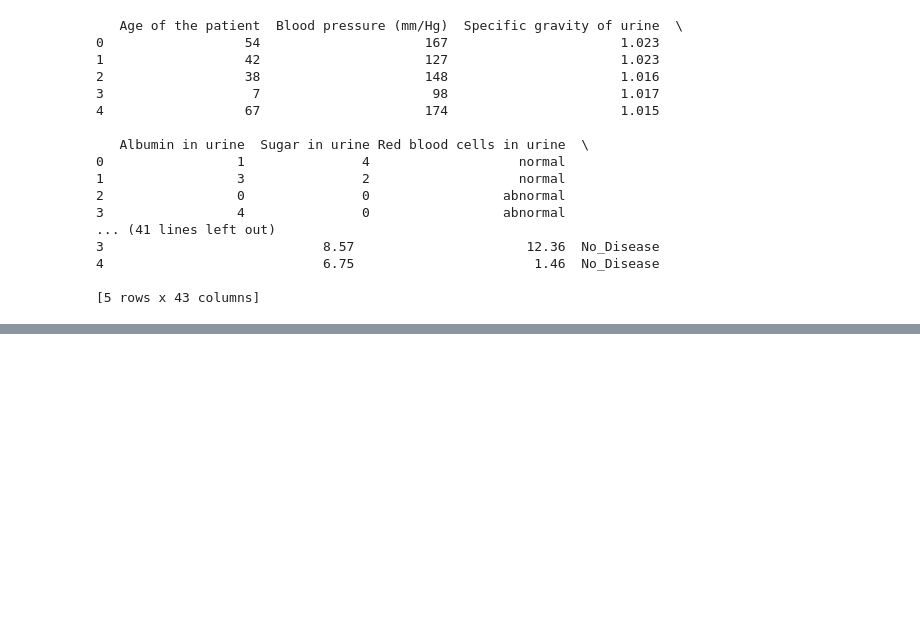
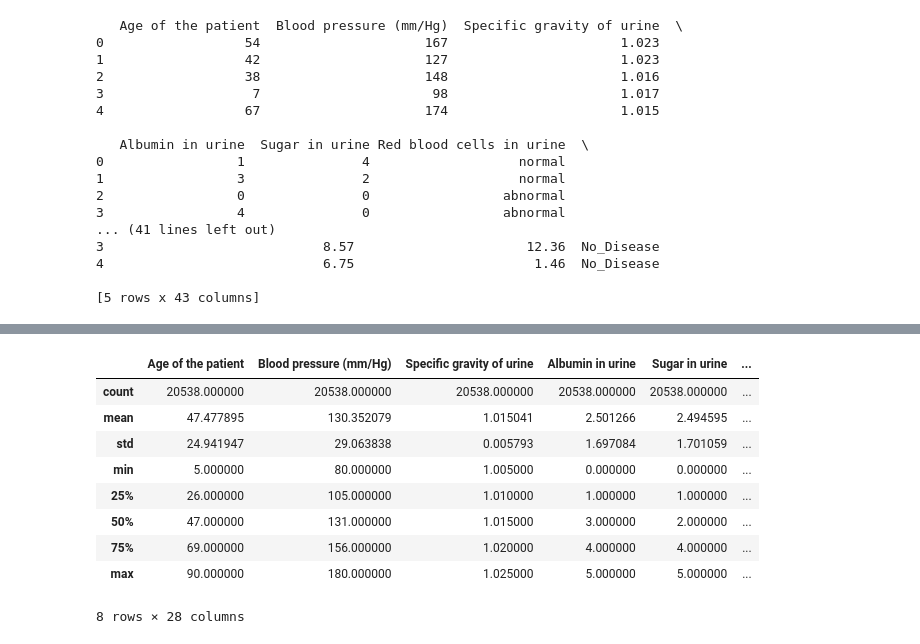
Before and after one commit to raniahadhri/chronic-kidney-disease, a Jupyter notebook: Notebooks/Notebooks.ipynb, the cells around one changed output, grey strips where cells are left out. Cells and saved outputs as stored; diff of their text form; code cells hidden in the pictures; blank space fills up the shorter version.

```diff
--- a/Notebooks/Notebooks.ipynb
+++ b/Notebooks/Notebooks.ipynb
@@ -41,0 +106,13 @@ print(df.head())
+# %%
+df.describe()
+# %% [output]
+|  | Age of the patient | Blood pressure (mm/Hg) | Specific gravity of urine | Albumin in urine | Sugar in urine | ... |
+| count | 20538.000000 | 20538.000000 | 20538.000000 | 20538.000000 | 20538.000000 | ... |
+| mean | 47.477895 | 130.352079 | 1.015041 | 2.501266 | 2.494595 | ... |
+| std | 24.941947 | 29.063838 | 0.005793 | 1.697084 | 1.701059 | ... |
+| min | 5.000000 | 80.000000 | 1.005000 | 0.000000 | 0.000000 | ... |
+| 25% | 26.000000 | 105.000000 | 1.010000 | 1.000000 | 1.000000 | ... |
+| 50% | 47.000000 | 131.000000 | 1.015000 | 3.000000 | 2.000000 | ... |
+| 75% | 69.000000 | 156.000000 | 1.020000 | 4.000000 | 4.000000 | ... |
+| max | 90.000000 | 180.000000 | 1.025000 | 5.000000 | 5.000000 | ... |
+8 rows × 28 columns
```
Also changed, not shown: parts of 36 cells of this notebook, 9 other files.
